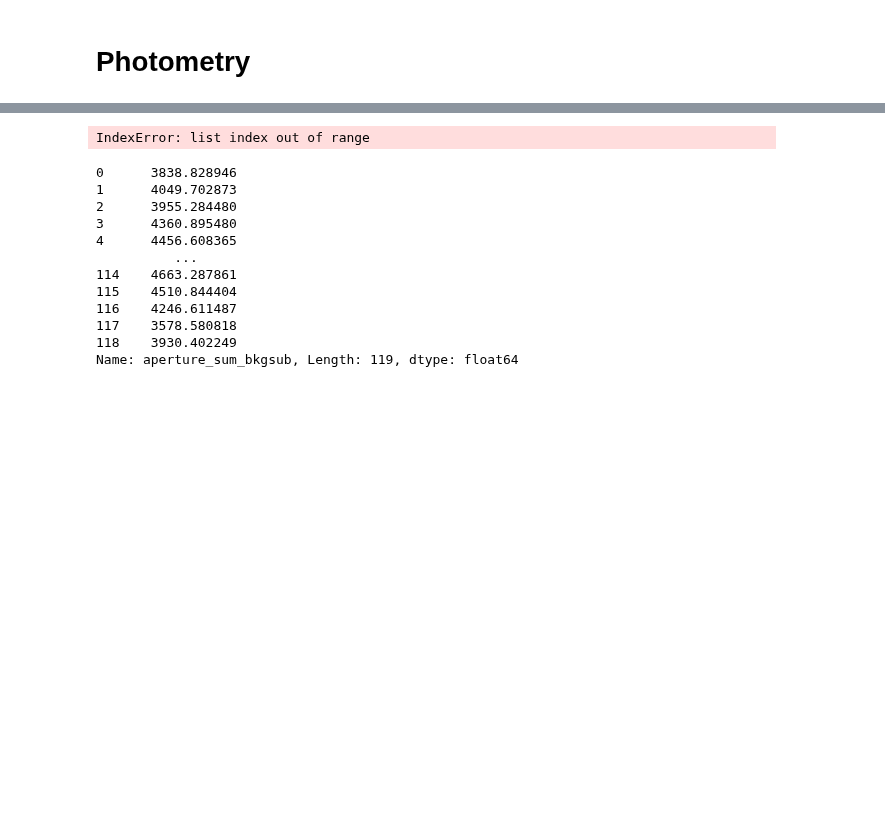
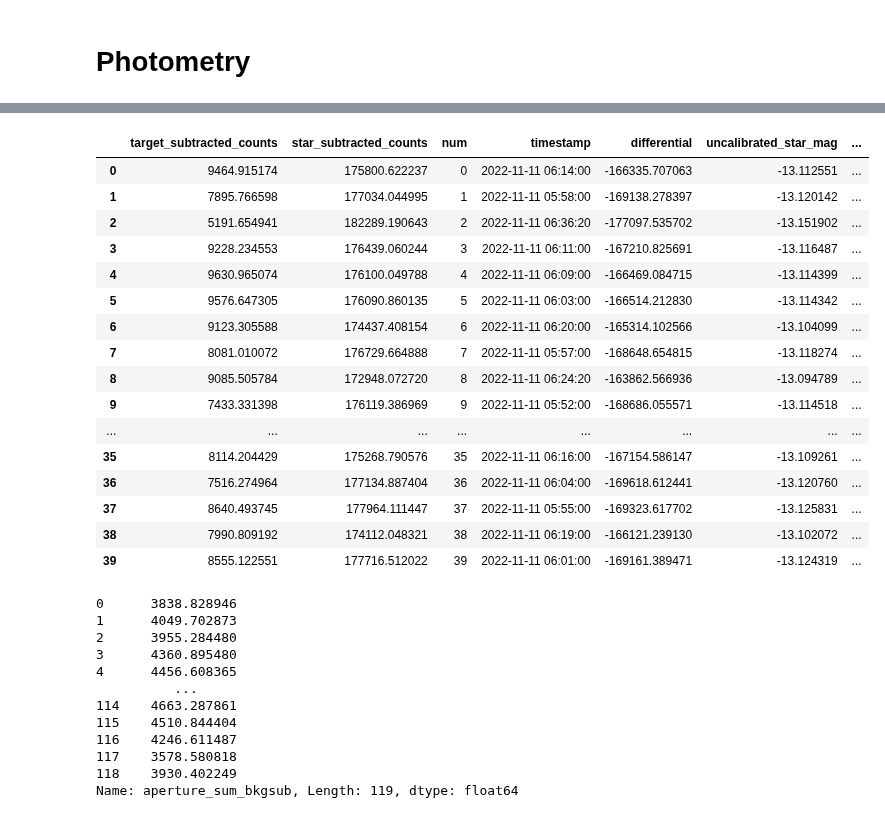
Before and after one commit to mkzeender/astrophysics-brorfelde, a Jupyter notebook: photometry.ipynb, the cells around one changed output, grey strips where cells are left out. Drawn from its saved outputs; the diff is of its cells as text; code cells hidden in the pictures; blank space fills up the shorter version.

```diff
--- a/photometry.ipynb
+++ b/photometry.ipynb
@@ -84,33 +86,52 @@ align_moving.get_coords_of_point(imgs.loc[night_3 & okay, 'aligned_filepath'].il
 # %%
 # NIGHT 1
 
 %matplotlib tk
 
 FWHM = 13
 
-photometry = align_moving.do_photometry_with_timestamps(
-    imgs[okay][night_1]['aligned_filepath'],
+photometry_1 = align_moving.do_photometry_with_timestamps(
+    imgs[okay&night_1]['aligned_filepath'],
 
     start_object_x=723.7147046501888,
     start_object_y=944.1470203183914,
     start_object_t='2022-11-11T06:14:00.0000',
 
     end_object_x=676.7723412773491,
     end_object_y=948.8662977890997,
     end_object_t='2022-11-11T06:01:00.0000',
 
     aperture_=FWHM*3,
     annulus_inner=5*FWHM,
     annulus_outer=9*FWHM,
-    dry_run=True,
+    dry_run=False,
 
-    reference_positions=[] # CHANGE THIS
+    reference_positions=[
+        (620.9218422706329, 187.40594888981994),
+        (885.0793838196438, 538.3439309608142)
+    ]
 
 )
 
-photometry
+photometry_1
 # %% [output]
-IndexError: list index out of range
+|  | target_subtracted_counts | star_subtracted_counts | num | timestamp | differential | uncalibrated_star_mag | ... |
+| 0 | 9464.915174 | 175800.622237 | 0 | 2022-11-11 06:14:00 | -166335.707063 | -13.112551 | ... |
+| 1 | 7895.766598 | 177034.044995 | 1 | 2022-11-11 05:58:00 | -169138.278397 | -13.120142 | ... |
+| 2 | 5191.654941 | 182289.190643 | 2 | 2022-11-11 06:36:20 | -177097.535702 | -13.151902 | ... |
+| 3 | 9228.234553 | 176439.060244 | 3 | 2022-11-11 06:11:00 | -167210.825691 | -13.116487 | ... |
+| 4 | 9630.965074 | 176100.049788 | 4 | 2022-11-11 06:09:00 | -166469.084715 | -13.114399 | ... |
+| 5 | 9576.647305 | 176090.860135 | 5 | 2022-11-11 06:03:00 | -166514.212830 | -13.114342 | ... |
+| 6 | 9123.305588 | 174437.408154 | 6 | 2022-11-11 06:20:00 | -165314.102566 | -13.104099 | ... |
+| 7 | 8081.010072 | 176729.664888 | 7 | 2022-11-11 05:57:00 | -168648.654815 | -13.118274 | ... |
+| 8 | 9085.505784 | 172948.072720 | 8 | 2022-11-11 06:24:20 | -163862.566936 | -13.094789 | ... |
+| 9 | 7433.331398 | 176119.386969 | 9 | 2022-11-11 05:52:00 | -168686.055571 | -13.114518 | ... |
+| ... | ... | ... | ... | ... | ... | ... | ... |
+| 35 | 8114.204429 | 175268.790576 | 35 | 2022-11-11 06:16:00 | -167154.586147 | -13.109261 | ... |
+| 36 | 7516.274964 | 177134.887404 | 36 | 2022-11-11 06:04:00 | -169618.612441 | -13.120760 | ... |
+| 37 | 8640.493745 | 177964.111447 | 37 | 2022-11-11 05:55:00 | -169323.617702 | -13.125831 | ... |
+| 38 | 7990.809192 | 174112.048321 | 38 | 2022-11-11 06:19:00 | -166121.239130 | -13.102072 | ... |
+| 39 | 8555.122551 | 177716.512022 | 39 | 2022-11-11 06:01:00 | -169161.389471 | -13.124319 | ... |
 # %%
 # Night 2 group 1
 
```
Also changed, not shown: parts of 4 cells of this notebook.
